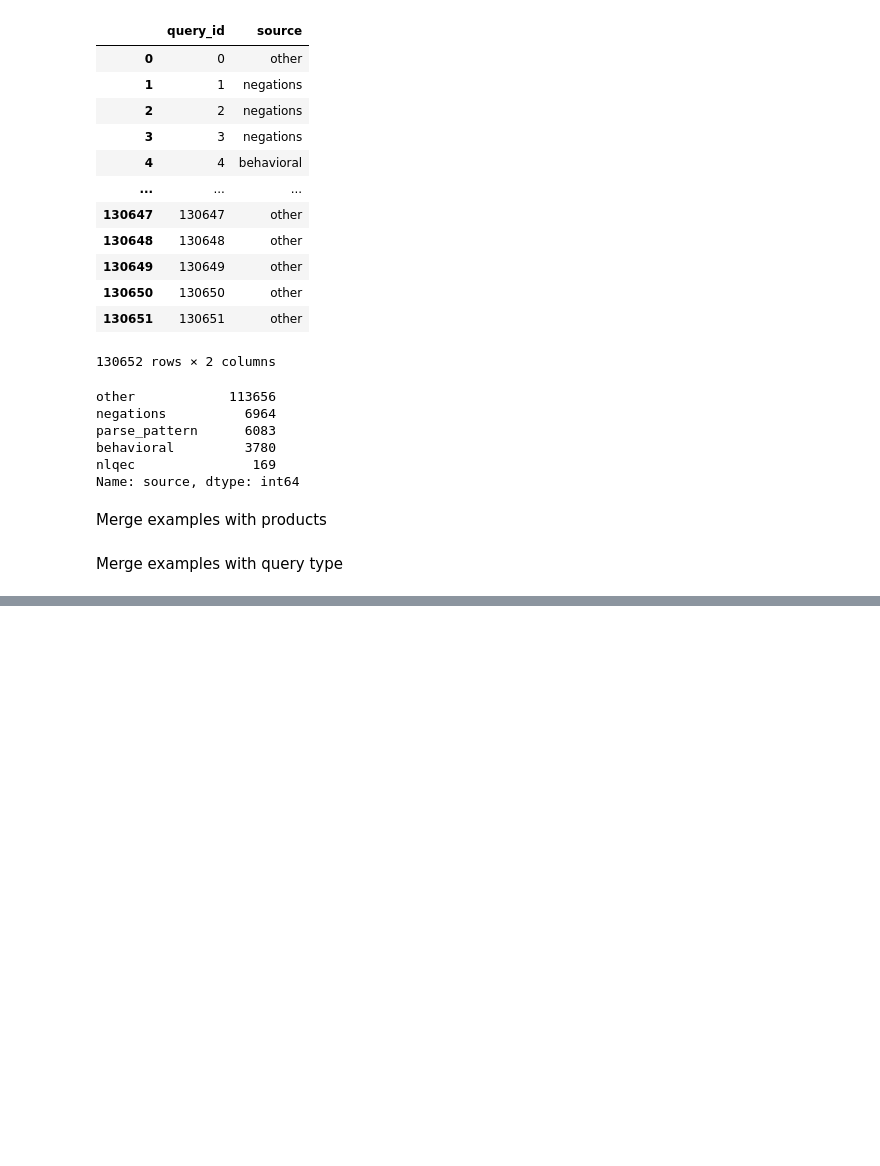
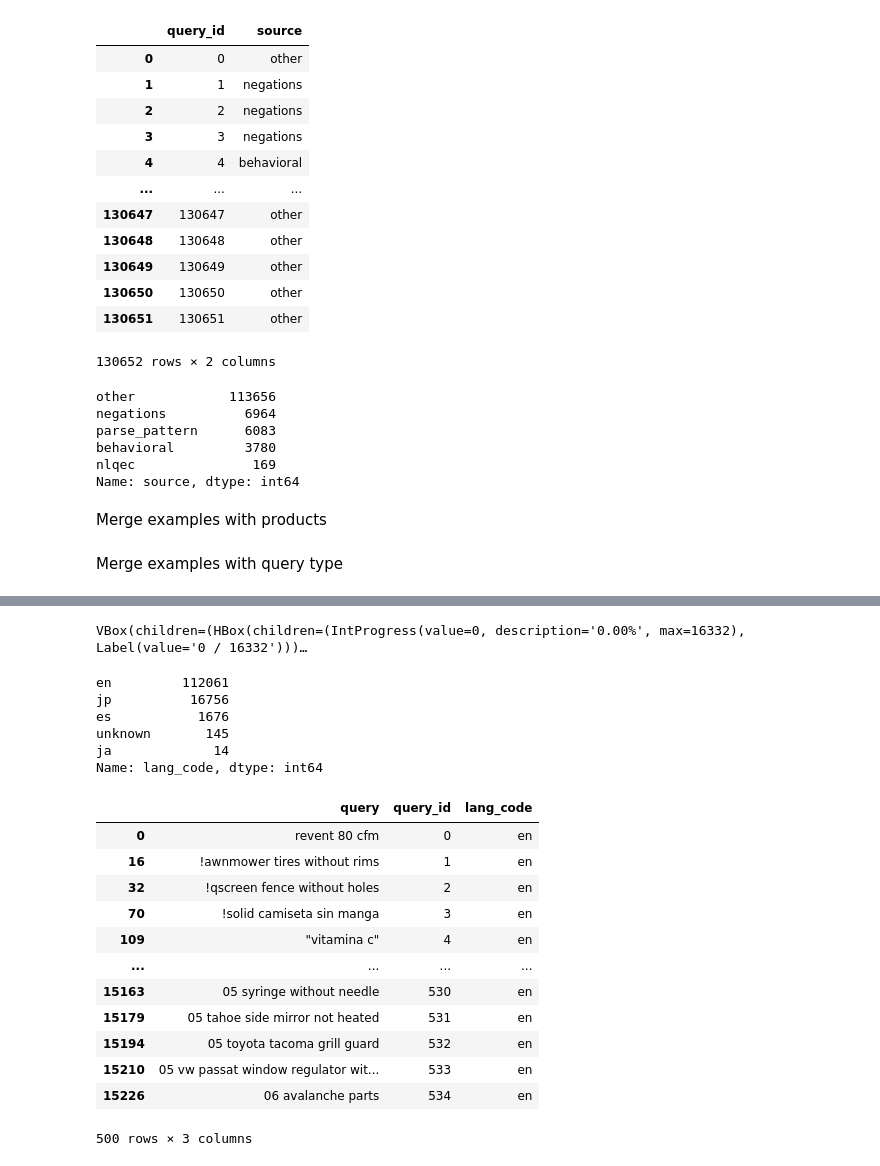
Before and after one commit to npatta01/llm_search, a Jupyter notebook: notebooks/00_initial.ipynb, the cells around one changed output, grey strips where cells are left out. Saved outputs shown, nothing was run; the diff lists cells and outputs as text; code cells hidden in the pictures; blank space fills up the shorter version.

```diff
--- a/notebooks/00_initial.ipynb
+++ b/notebooks/00_initial.ipynb
@@ -299,0 +296,29 @@ df_examples [df_examples['query']=="$25 ceiling fan without lights"]
+# %%
+df_query_lang['lang_code'] = df_query_lang['query'].parallel_apply(detect_language)
+# %% [output]
+VBox(children=(HBox(children=(IntProgress(value=0, description='0.00%', max=16332), Label(value='0 / 16332')))…
+# %%
+df_query_lang['lang_code'].value_counts()
+# %% [output]
+en         112061
+jp          16756
+es           1676
+unknown       145
+ja             14
+Name: lang_code, dtype: int64
+# %%
+df_query_lang [ df_query_lang['lang_code'].isin(['en']) ].head(500)
+# %% [output]
+|  | query | query_id | lang_code |
+| 0 | revent 80 cfm | 0 | en |
+| 16 | !awnmower tires without rims | 1 | en |
+| 32 | !qscreen fence without holes | 2 | en |
+| 70 | !solid camiseta sin manga | 3 | en |
+| 109 | "vitamina c" | 4 | en |
+| ... | ... | ... | ... |
+| 15163 | 05 syringe without needle | 530 | en |
+| 15179 | 05 tahoe side mirror not heated | 531 | en |
+| 15194 | 05 toyota tacoma grill guard | 532 | en |
+| 15210 | 05 vw passat window regulator wit... | 533 | en |
+| 15226 | 06 avalanche parts | 534 | en |
+500 rows × 3 columns
```
Also changed, not shown: parts of 65 cells of this notebook, 3 other files.
